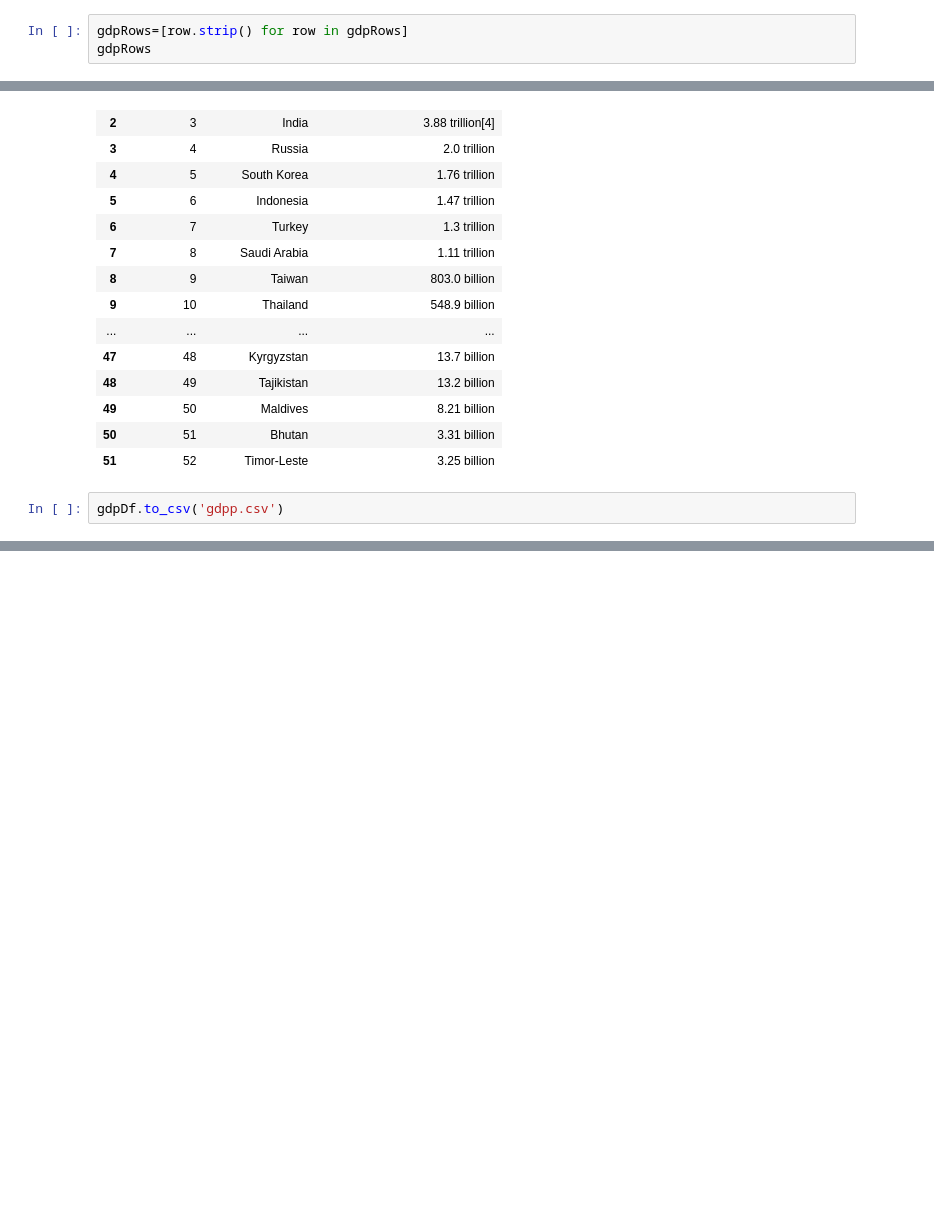
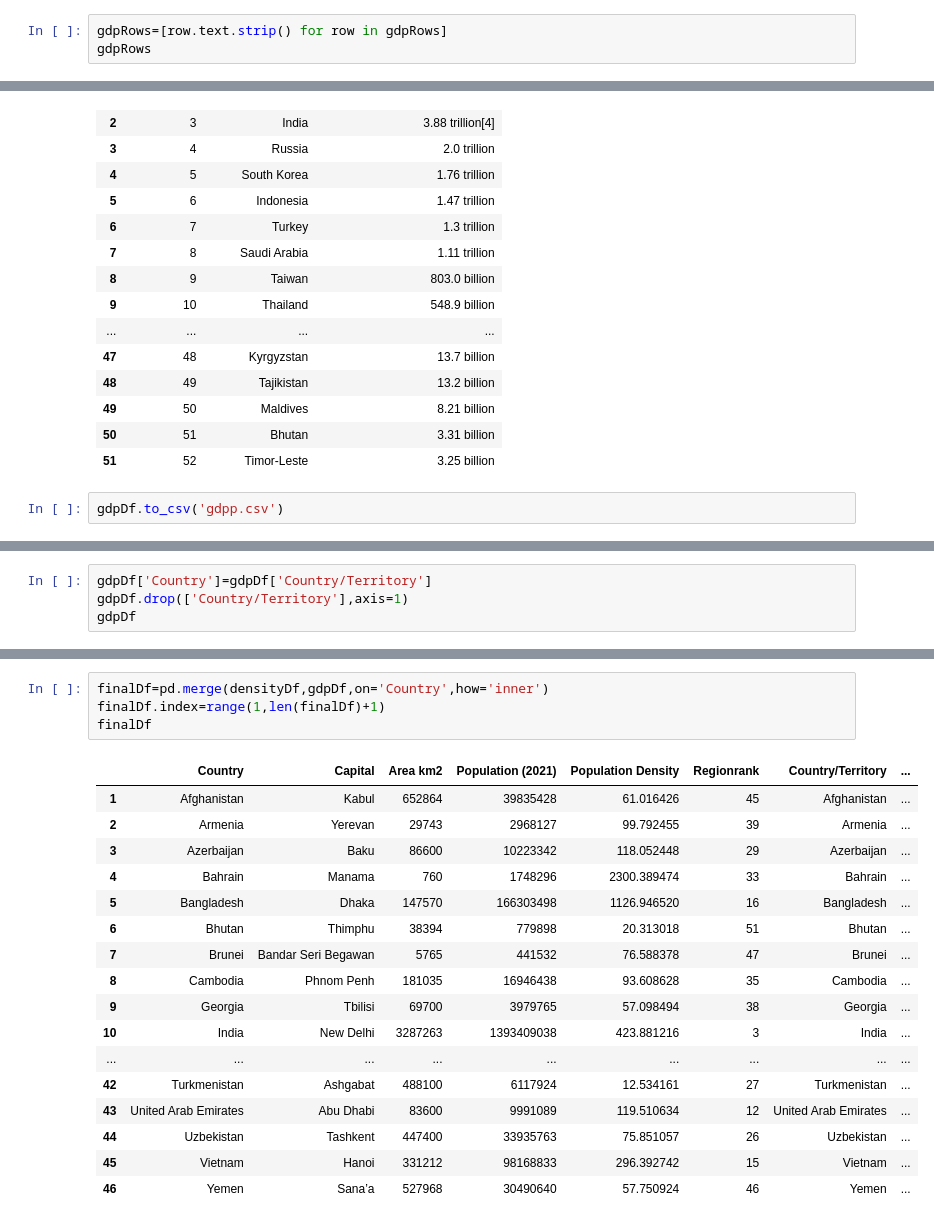
Before and after one commit to revanmk/Data-Analysis, a Jupyter notebook: BeautifulSoup.ipynb, the cells around one changed output, grey strips where cells are left out. Cells and saved outputs as stored; diff of their text form; blank space fills up the shorter version.

```diff
--- a/BeautifulSoup.ipynb
+++ b/BeautifulSoup.ipynb
@@ -113,7 +330,7 @@ gdpHeaders
 # %% [output]
 ['Regionrank', 'Country/Territory', '2024 GDP (nominal) in billions']
 # %%
-gdpRows=[row.strip() for row in gdpRows]
+gdpRows=[row.text.strip() for row in gdpRows]
 gdpRows
 # %% [output]
 ['—',
@@ -191,0 +419,4 @@ gdpDf.to_csv('gdpp.csv')
+# %%
+gdpDf['Country']=gdpDf['Country/Territory']
+gdpDf.drop(['Country/Territory'],axis=1)
+gdpDf
@@ -191,0 +441,22 @@ gdpDf.to_csv('gdpp.csv')
+# %%
+finalDf=pd.merge(densityDf,gdpDf,on='Country',how='inner')
+finalDf.index=range(1,len(finalDf)+1)
+finalDf
+# %% [output]
+|  | Country | Capital | Area km2 | Population (2021) | Population Density | Regionrank | Country/Territory | ... |
+| 1 | Afghanistan | Kabul | 652864 | 39835428 | 61.016426 | 45 | Afghanistan | ... |
+| 2 | Armenia | Yerevan | 29743 | 2968127 | 99.792455 | 39 | Armenia | ... |
+| 3 | Azerbaijan | Baku | 86600 | 10223342 | 118.052448 | 29 | Azerbaijan | ... |
+| 4 | Bahrain | Manama | 760 | 1748296 | 2300.389474 | 33 | Bahrain | ... |
+| 5 | Bangladesh | Dhaka | 147570 | 166303498 | 1126.946520 | 16 | Bangladesh | ... |
+| 6 | Bhutan | Thimphu | 38394 | 779898 | 20.313018 | 51 | Bhutan | ... |
+| 7 | Brunei | Bandar Seri Begawan | 5765 | 441532 | 76.588378 | 47 | Brunei | ... |
+| 8 | Cambodia | Phnom Penh | 181035 | 16946438 | 93.608628 | 35 | Cambodia | ... |
+| 9 | Georgia | Tbilisi | 69700 | 3979765 | 57.098494 | 38 | Georgia | ... |
+| 10 | India | New Delhi | 3287263 | 1393409038 | 423.881216 | 3 | India | ... |
+| ... | ... | ... | ... | ... | ... | ... | ... | ... |
+| 42 | Turkmenistan | Ashgabat | 488100 | 6117924 | 12.534161 | 27 | Turkmenistan | ... |
+| 43 | United Arab Emirates | Abu Dhabi | 83600 | 9991089 | 119.510634 | 12 | United Arab Emirates | ... |
+| 44 | Uzbekistan | Tashkent | 447400 | 33935763 | 75.851057 | 26 | Uzbekistan | ... |
+| 45 | Vietnam | Hanoi | 331212 | 98168833 | 296.392742 | 15 | Vietnam | ... |
+| 46 | Yemen | Sana’a | 527968 | 30490640 | 57.750924 | 46 | Yemen | ... |
```
Also changed, not shown: parts of 19 cells of this notebook.
